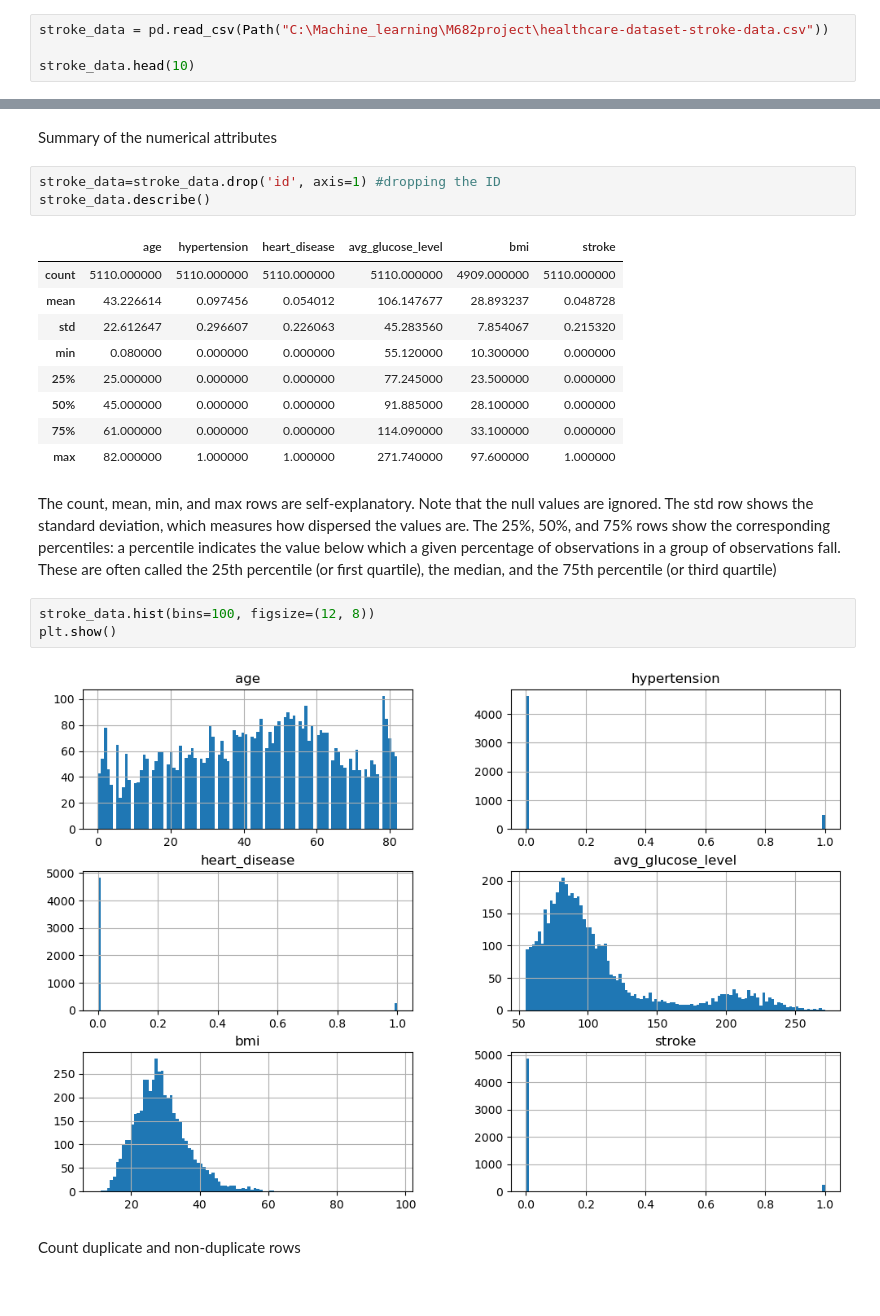
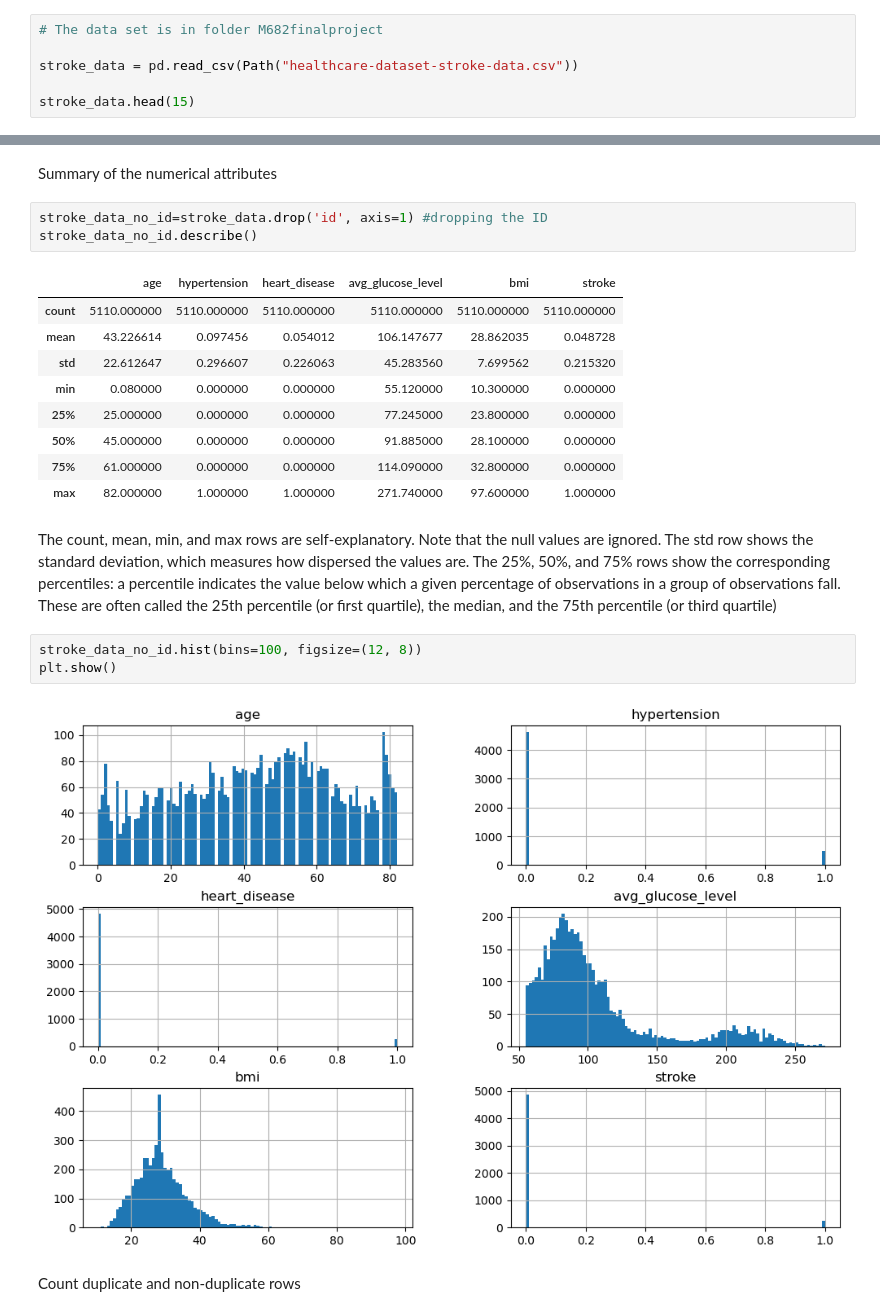
Before and after one commit to lenguyenthuyvan/M682finalproject, a Jupyter notebook: finalproject.ipynb, the cells around one changed output, grey strips where cells are left out. Drawn from its saved outputs; the diff is of its cells as text.

Commit message:
Still need to work on filling missing data using "fillna" function

```diff
--- a/finalproject.ipynb
+++ b/finalproject.ipynb
@@ -10,7 +12,9 @@ I. Download data
 # %%
-stroke_data = pd.read_csv(Path("C:\Machine_learning\M682project\healthcare-dataset-stroke-data.csv"))
+# The data set is in folder M682finalproject
 
-stroke_data.head(10)
+stroke_data = pd.read_csv(Path("healthcare-dataset-stroke-data.csv"))
+
+stroke_data.head(15)
 # %% [output]
 |  | id | gender | age | hypertension | heart_disease | ever_married | work_type | Residence_type | ... |
 | 0 | 9046 | Male | 67.0 | 0 | 1 | Yes | Private | Urban | ... |
@@ -96,17 +138,17 @@ Name: count, dtype: int64
 # %% [markdown]
 Summary of the numerical attributes
 # %%
-stroke_data=stroke_data.drop('id', axis=1) #dropping the ID
-stroke_data.describe()
+stroke_data_no_id=stroke_data.drop('id', axis=1) #dropping the ID
+stroke_data_no_id.describe()
 # %% [output]
 |  | age | hypertension | heart_disease | avg_glucose_level | bmi | stroke |
-| count | 5110.000000 | 5110.000000 | 5110.000000 | 5110.000000 | 4909.000000 | 5110.000000 |
-| mean | 43.226614 | 0.097456 | 0.054012 | 106.147677 | 28.893237 | 0.048728 |
-| std | 22.612647 | 0.296607 | 0.226063 | 45.283560 | 7.854067 | 0.215320 |
+| count | 5110.000000 | 5110.000000 | 5110.000000 | 5110.000000 | 5110.000000 | 5110.000000 |
+| mean | 43.226614 | 0.097456 | 0.054012 | 106.147677 | 28.862035 | 0.048728 |
+| std | 22.612647 | 0.296607 | 0.226063 | 45.283560 | 7.699562 | 0.215320 |
 | min | 0.080000 | 0.000000 | 0.000000 | 55.120000 | 10.300000 | 0.000000 |
-| 25% | 25.000000 | 0.000000 | 0.000000 | 77.245000 | 23.500000 | 0.000000 |
+| 25% | 25.000000 | 0.000000 | 0.000000 | 77.245000 | 23.800000 | 0.000000 |
 | 50% | 45.000000 | 0.000000 | 0.000000 | 91.885000 | 28.100000 | 0.000000 |
-| 75% | 61.000000 | 0.000000 | 0.000000 | 114.090000 | 33.100000 | 0.000000 |
+| 75% | 61.000000 | 0.000000 | 0.000000 | 114.090000 | 32.800000 | 0.000000 |
 | max | 82.000000 | 1.000000 | 1.000000 | 271.740000 | 97.600000 | 1.000000 |
 # %% [markdown]
 The count, mean, min, and max rows are self-explanatory. Note that the
@@ -117,10 +159,10 @@ The count, mean, min, and max rows are self-explanatory. Note that the
  group of observations fall. These are often called the 25th percentile (or first
  quartile), the median, and the 75th percentile (or third quartile)
 # %%
-stroke_data.hist(bins=100, figsize=(12, 8))
+stroke_data_no_id.hist(bins=100, figsize=(12, 8))
 plt.show()
 # %% [output]
-[figure, old version]
+[figure, new version]
 # %% [markdown]
 Count duplicate and non-duplicate rows
 # %%
```
Also changed, not shown: parts of 23 cells of this notebook.
